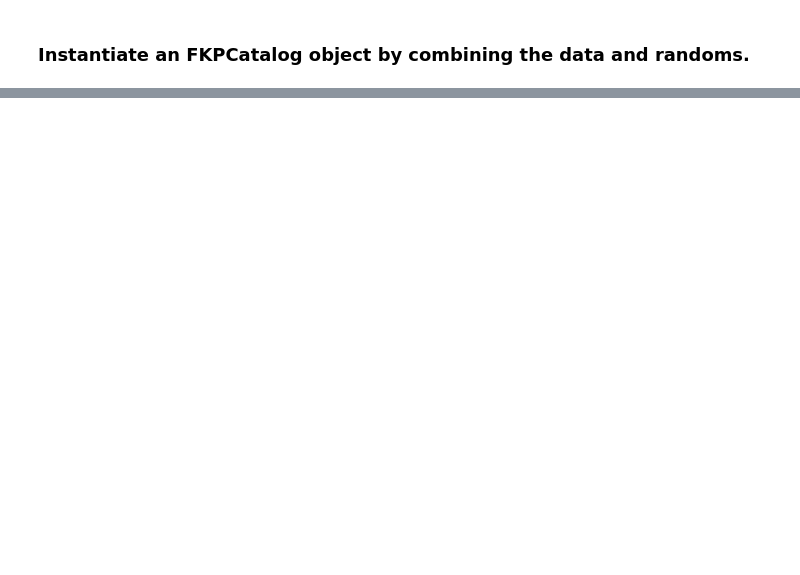
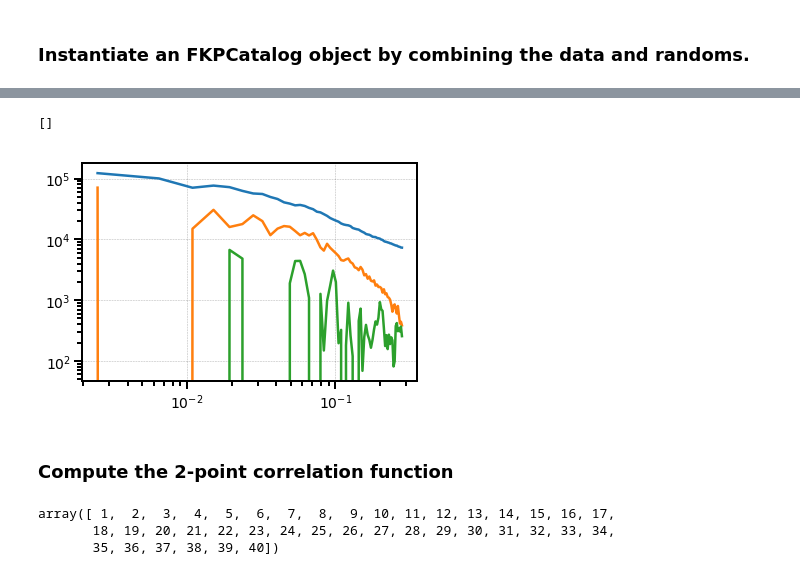
Before and after one commit to moustakas/siena-astrophysics, a Jupyter notebook: research/lss/boss-nbodykit.ipynb, the cells around one changed output, grey strips where cells are left out. Drawn from its saved outputs; the diff is of its cells as text; code cells hidden in the pictures; blank space fills up the shorter version.

```diff
--- a/research/lss/boss-nbodykit.ipynb
+++ b/research/lss/boss-nbodykit.ipynb
@@ -224,0 +308,18 @@ ValueError: source does not contain columns: {'data/POSITION'}; try adding colum
+# %%
+plt.plot(r.poles['k'], r.poles['power_0'])
+plt.plot(r.poles['k'], r.poles['power_2'])
+plt.plot(r.poles['k'], r.poles['power_4'])
+plt.loglog()
+# %% [output]
+[]
+[figure, added]
+# %% [markdown]
+### Compute the 2-point correlation function
+# %%
+pimax = 40
+edges = np.arange(1, 41, 1)
+edges
+# %% [output]
+array([ 1,  2,  3,  4,  5,  6,  7,  8,  9, 10, 11, 12, 13, 14, 15, 16, 17,
+       18, 19, 20, 21, 22, 23, 24, 25, 26, 27, 28, 29, 30, 31, 32, 33, 34,
+       35, 36, 37, 38, 39, 40])
```
Also changed, not shown: parts of 22 cells of this notebook.
